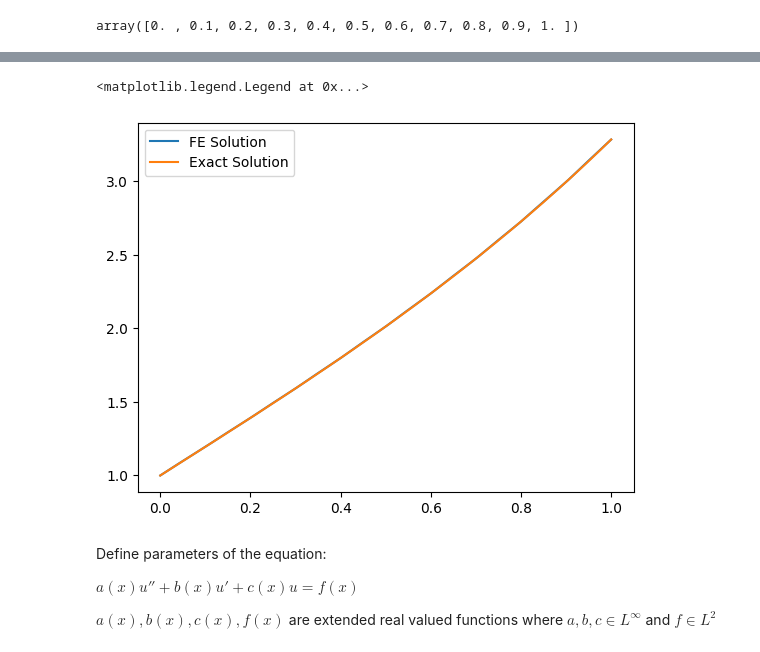
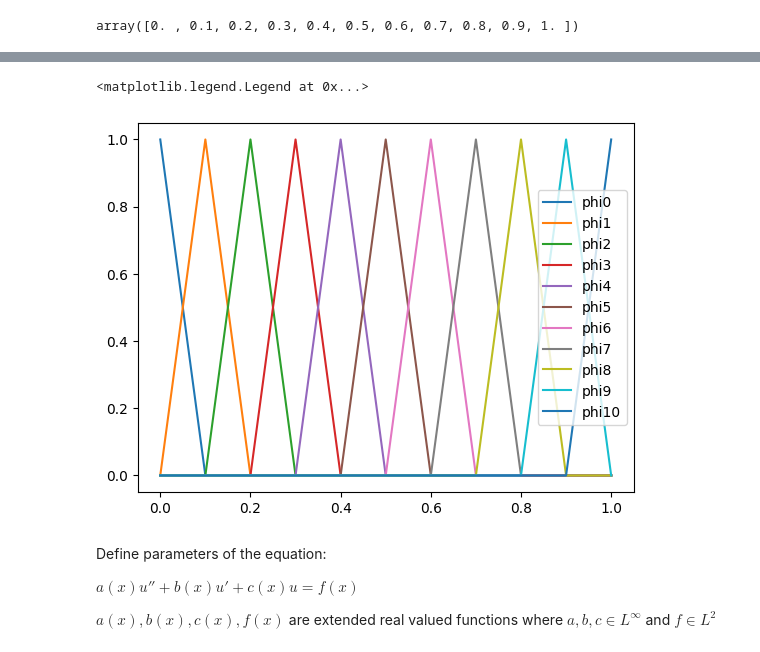
Before and after one commit to AvanishMeedimale/finite-element, a Jupyter notebook: 1D_finite_element (1).ipynb, the cells around one changed output, grey strips where cells are left out. Drawn from its saved outputs; the diff is of its cells as text; code cells hidden in the pictures.

```diff
--- a/1D_finite_element (1).ipynb
+++ b/1D_finite_element (1).ipynb
@@ -395,18 +81,10 @@ plt.legend()
-# %%
-bc5 = LeftDirichletBC(1)
-bc6 = RightRobinBC(3,0)
-solution1 = FEMSolver(ode, bc5, bc6, 1)
-solution1.solve()
-
-def u_exact(x):
-            e = np.e
-            return (-3*e**(1-x)+3*e**(x+1)+1+e**2)/(1+e**2)
-xes = np.linspace(0,1,200)
-plt.plot(xes, [u_exact(x) for x in xes], label = "Exact Solution")
-plt.legend()
-# %% [output]
-<matplotlib.legend.Legend at 0x...>
-[figure, removed]
+# %%
+for i in range(N+2):
+    plt.plot(nodes, [phi(i, x) for x in nodes], label=f"phi{i}")
+plt.legend()
+# %% [output]
+<matplotlib.legend.Legend at 0x...>
+[figure, added]
 # %% [markdown]
 Define parameters of the equation:
 
```
Also changed, not shown: parts of 15 cells of this notebook, 8 other files.
